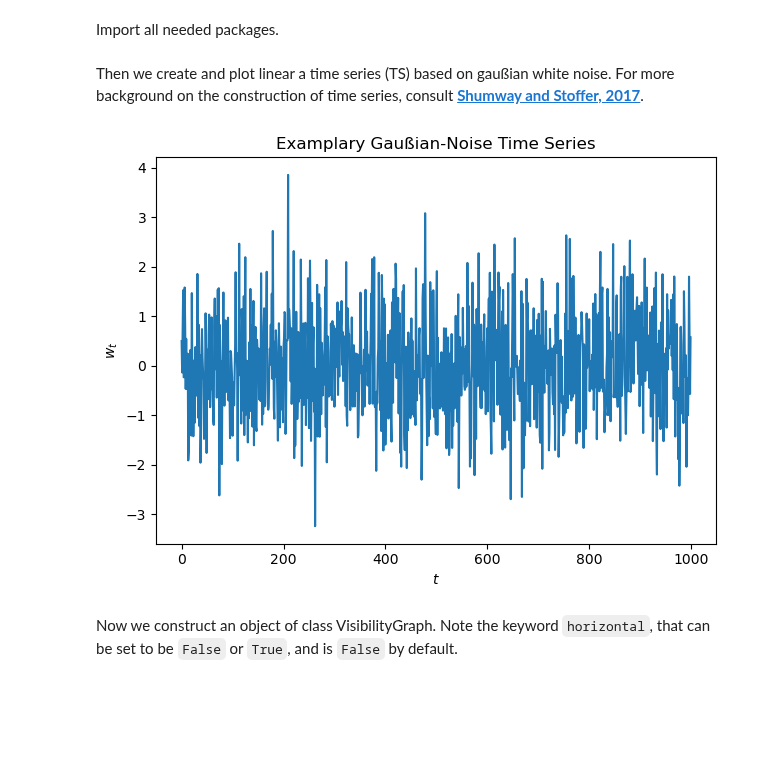
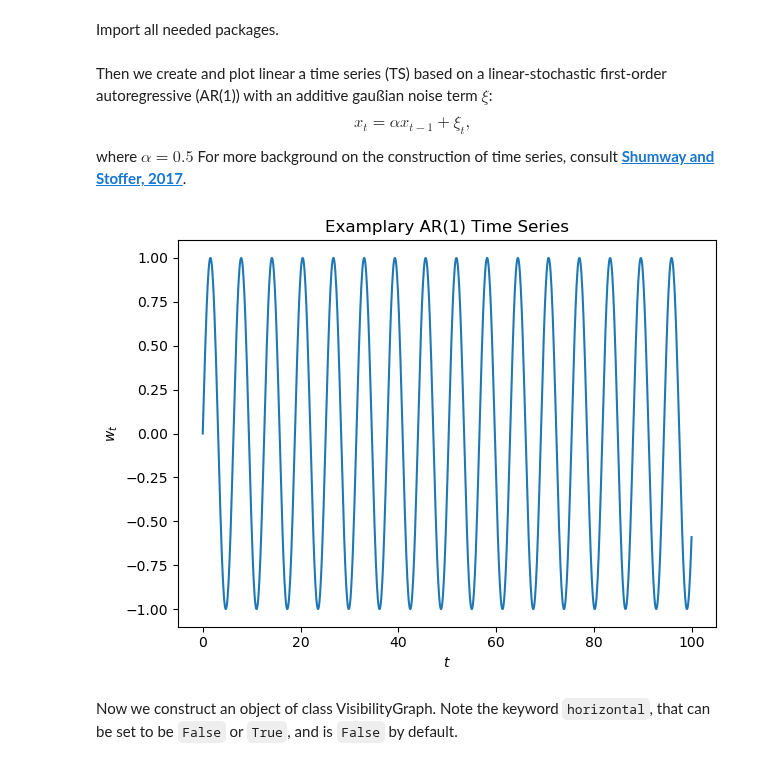
Before and after one commit to pik-copan/pyunicorn, a Jupyter notebook: notebooks/tutorial_VisibilityGraphs.ipynb, the cells around one changed output. Drawn from its saved outputs; the diff is of its cells as text; code cells hidden in the pictures; blank space fills up the shorter version.

```diff
--- a/notebooks/tutorial_VisibilityGraphs.ipynb
+++ b/notebooks/tutorial_VisibilityGraphs.ipynb
@@ -63,24 +63,35 @@ import math
 from matplotlib import pyplot as plt
 from pyunicorn.timeseries import VisibilityGraph
 # %% [markdown]
-Then we create and plot linear a time series (TS) based on gaußian white noise. For more background on the construction of time series, consult __[Shumway and Stoffer, 2017](https://link.springer.com/book/10.1007/978-3-319-52452-8)__.
+Then we create and plot linear a time series (TS) based on a linear-stochastic first-order autoregressive (AR(1)) with an additive gaußian noise term $\xi$:
+$$x_t = \alpha x_{t-1} + \xi_t \text{,}$$
+where $\alpha = 0.5$
+For more background on the construction of time series, consult __[Shumway and Stoffer, 2017](https://link.springer.com/book/10.1007/978-3-319-52452-8)__.
 # %%
+import math
 np.random.seed(42) # we set a seed to reproduce results later
 mu, sigma = 0, 1 # mean and standard deviation
-N = 1000
-w_t = np.random.normal(mu, sigma, N) # gaussian noise time series
-t = np.arange(0, N, 1) # construct time array
+N = 100
+xi = np.random.normal(mu, sigma, N) # gaussian noise time series
+a = 0.5
+w_t = []
+t = np.arange(0, N, 0.1) # construct time array
+for i in t:
+    w_t.append(math.sin(i))
+# for i in t[1:]:
+#     w_t.append(a*w_t[i-1]+xi[i])
+w_t = np.asarray(w_t)
 
 # plot the timeseries
 fig = plt.figure()
 ax = plt.plot(t, w_t)
 ax = plt.xlabel("$t$")
 ax = plt.ylabel("$w_t$")
-ax = plt.title("Examplary Gaußian-Noise Time Series")
+ax = plt.title("Examplary AR(1) Time Series")
 fig.tight_layout()
 plt.show()
 # %% [output]
-[figure, old version]
+[figure, new version]
 # %% [markdown]
 Now we construct an object of class VisibilityGraph. Note the keyword `horizontal`, that can be set to be `False` or `True`, and is `False` by default.
 # %%
```
Also changed, not shown: parts of 20 cells of this notebook.
